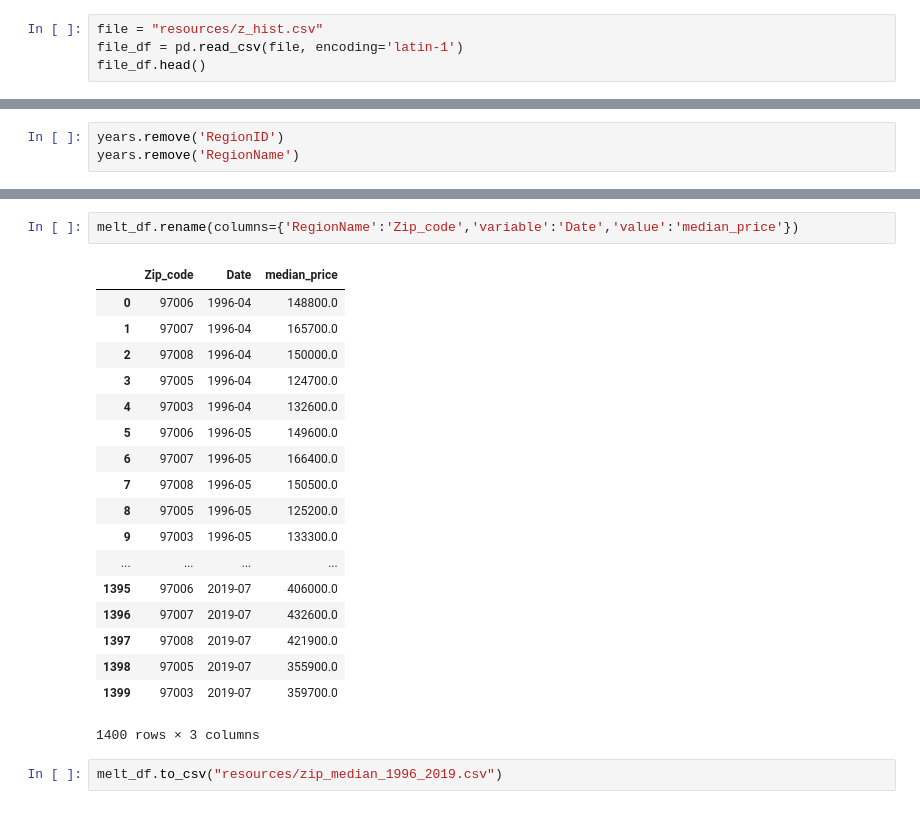
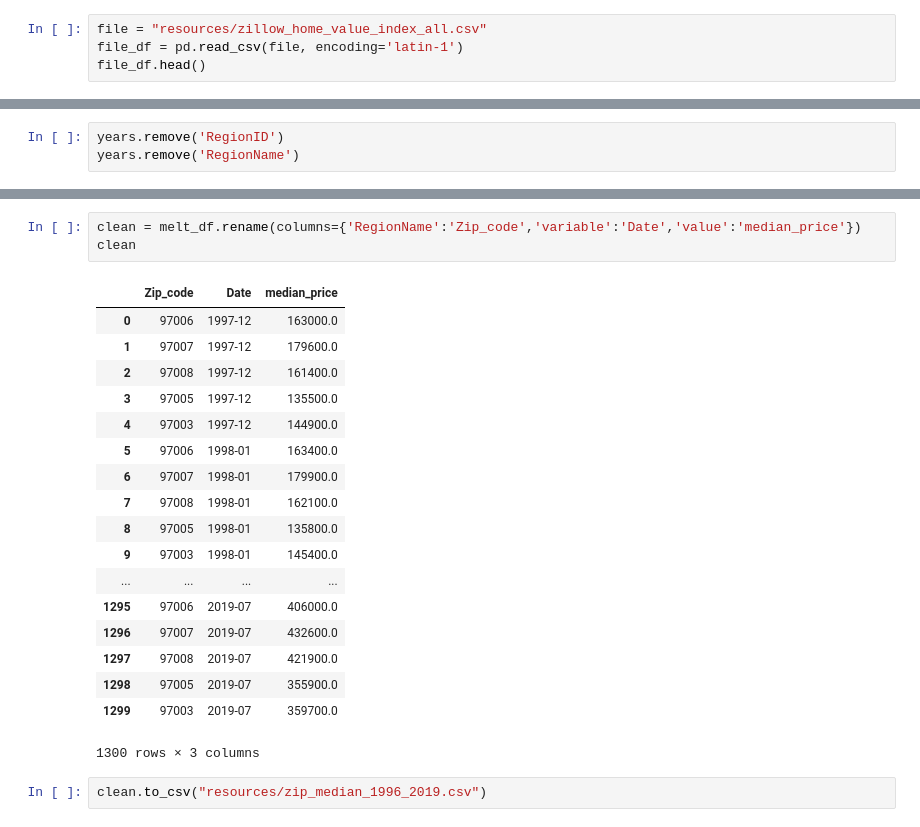
Before and after one commit to meharperjr/etlproject, a Jupyter notebook: z_hist_filter.ipynb, the cells around one changed output, grey strips where cells are left out. Drawn from its saved outputs; the diff is of its cells as text.

```diff
--- a/z_hist_filter.ipynb
+++ b/z_hist_filter.ipynb
@@ -3,7 +3,7 @@ import pandas as pd
 import numpy as np
 import array as arr
 # %%
-file = "resources/z_hist.csv"
+file = "resources/zillow_home_value_index_all.csv"
 file_df = pd.read_csv(file, encoding='latin-1')
 file_df.head()
 # %% [output]
@@ -216,23 +216,24 @@ melt_df.set_index('RegionName')
 # %%
-melt_df.rename(columns={'RegionName':'Zip_code','variable':'Date','value':'median_price'})
+clean = melt_df.rename(columns={'RegionName':'Zip_code','variable':'Date','value':'median_price'})
+clean
 # %% [output]
 |  | Zip_code | Date | median_price |
-| 0 | 97006 | 1996-04 | 148800.0 |
-| 1 | 97007 | 1996-04 | 165700.0 |
-| 2 | 97008 | 1996-04 | 150000.0 |
-| 3 | 97005 | 1996-04 | 124700.0 |
-| 4 | 97003 | 1996-04 | 132600.0 |
-| 5 | 97006 | 1996-05 | 149600.0 |
-| 6 | 97007 | 1996-05 | 166400.0 |
-| 7 | 97008 | 1996-05 | 150500.0 |
-| 8 | 97005 | 1996-05 | 125200.0 |
-| 9 | 97003 | 1996-05 | 133300.0 |
+| 0 | 97006 | 1997-12 | 163000.0 |
+| 1 | 97007 | 1997-12 | 179600.0 |
+| 2 | 97008 | 1997-12 | 161400.0 |
+| 3 | 97005 | 1997-12 | 135500.0 |
+| 4 | 97003 | 1997-12 | 144900.0 |
+| 5 | 97006 | 1998-01 | 163400.0 |
+| 6 | 97007 | 1998-01 | 179900.0 |
+| 7 | 97008 | 1998-01 | 162100.0 |
+| 8 | 97005 | 1998-01 | 135800.0 |
+| 9 | 97003 | 1998-01 | 145400.0 |
 | ... | ... | ... | ... |
-| 1395 | 97006 | 2019-07 | 406000.0 |
-| 1396 | 97007 | 2019-07 | 432600.0 |
-| 1397 | 97008 | 2019-07 | 421900.0 |
-| 1398 | 97005 | 2019-07 | 355900.0 |
-| 1399 | 97003 | 2019-07 | 359700.0 |
+| 1295 | 97006 | 2019-07 | 406000.0 |
+| 1296 | 97007 | 2019-07 | 432600.0 |
+| 1297 | 97008 | 2019-07 | 421900.0 |
+| 1298 | 97005 | 2019-07 | 355900.0 |
+| 1299 | 97003 | 2019-07 | 359700.0 |
-1400 rows × 3 columns
+1300 rows × 3 columns
 # %%
-melt_df.to_csv("resources/zip_median_1996_2019.csv")
+clean.to_csv("resources/zip_median_1996_2019.csv")
```
Also changed, not shown: parts of 23 cells of this notebook, 8 other files.
